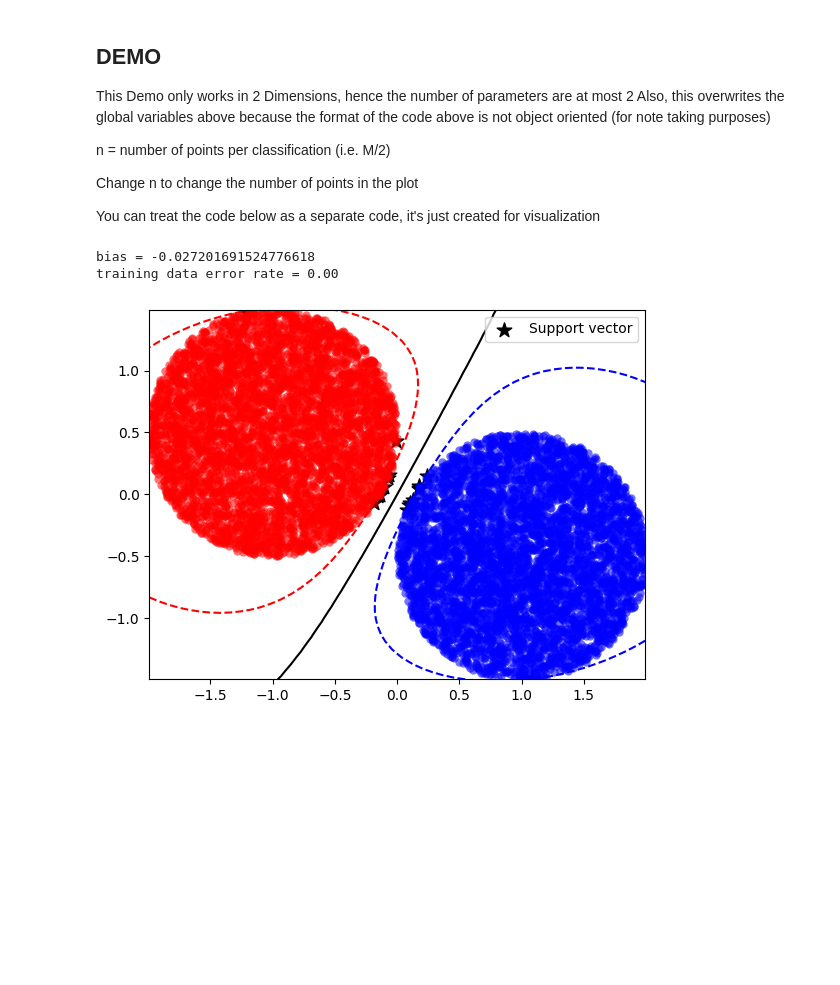
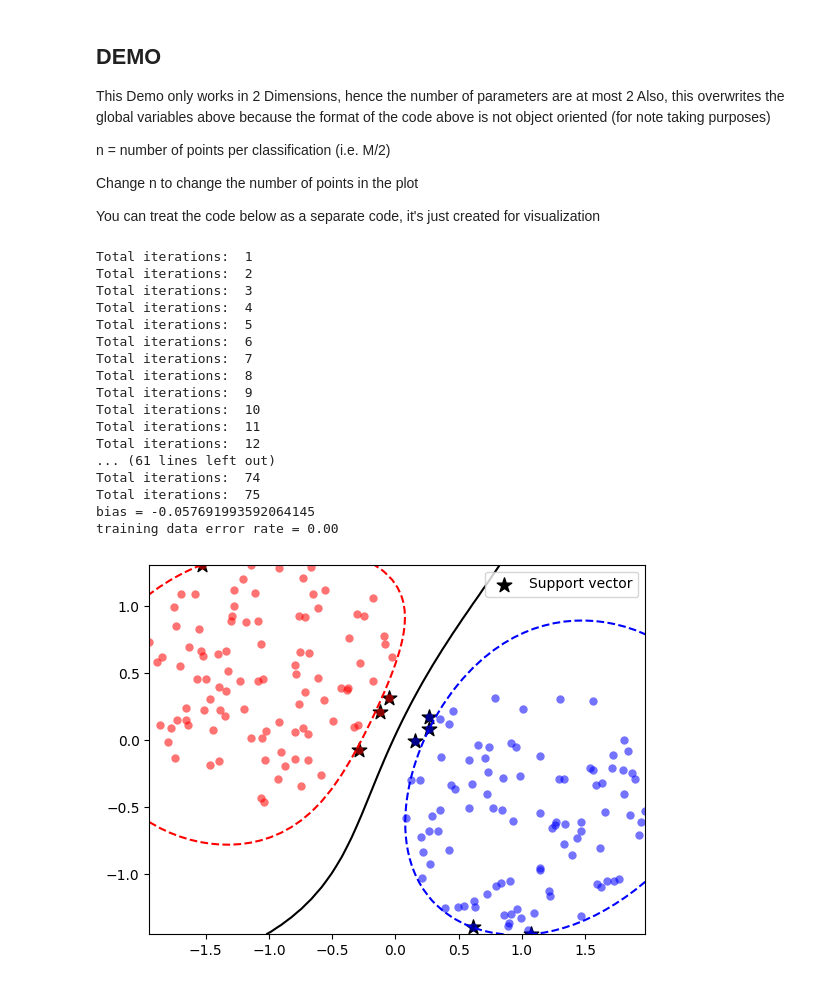
Before and after one commit to LunabaLeeris/SMOCaseStudy, a Jupyter notebook: main.ipynb, the cells around one changed output. Cells and saved outputs as stored; diff of their text form; code cells hidden in the pictures; blank space fills up the shorter version.

```diff
--- a/main.ipynb
+++ b/main.ipynb
@@ -45,6 +45,7 @@ tol: np.float64 = 0.0001
 prog_margin: np.float64 = 0.00001
 clip_padding: np.float64 = 0.000000001
 max_ch: int = 600
+kernel_g_cache: np.float64 = None
 # %% [markdown]
 ### Kernel Function
 Function responsible for the kernel trick
@@ -157,9 +156,9 @@ def take_step(i1: int, i2: int, alphs: np.float64, non_bound_alphs: np.int64, er
         #print("L and H equal")
         return 0
 
-    K11: np.float64 = kernel_g_cache[conv_1d(cache_len, i1, i1)]
-    K22: np.float64 = kernel_g_cache[conv_1d(cache_len, i2, i2)]
-    K12: np.float64 = kernel_g_cache[conv_1d(cache_len, i1, i2)]
+    K11: np.float64 = kernel_g_cache[conv_1d(i1, i1)]
+    K22: np.float64 = kernel_g_cache[conv_1d(i2, i2)]
+    K12: np.float64 = kernel_g_cache[conv_1d(i1, i2)]
     eta: np.float64 = K11 + K22 - 2*K12
 
     if (eta > 0):
@@ -211,8 +210,8 @@ def take_step(i1: int, i2: int, alphs: np.float64, non_bound_alphs: np.int64, er
         if (i == i1 or i == i2):
             continue
 
-        K1k: np.float64 = kernel_g_cache[conv_1d(cache_len, i, i1)]
-        K2k: np.float64 = kernel_g_cache[conv_1d(cache_len, i, i2)]
+        K1k: np.float64 = kernel_g_cache[conv_1d(i, i1)]
+        K2k: np.float64 = kernel_g_cache[conv_1d(i, i2)]
 
         err_cache[i] += y1*K1k*(alph1_new - alph1) + y2*K2k*(alph2_new - alph2) + B[0] - b
 
@@ -316,23 +315,3 @@ def smo_train() -> dict:
 # %% [markdown]
 ### Test
 You can test the result here
-# %%
-import matplotlib.pyplot as plt
-
-'''
-x = [(0.1+ (i * 0.1)) for i in range(1, 10)]
-y = []
-
-for i in range(len(x)):
-    c = x[i]
-    res = smo_train()
-    y.append(accuracy(res["alphs"], res["b"]))
-
-plt.xlabel("c")
-plt.ylabel("average distance")
-plt.scatter(x, y)
-'''
-'''
-res = smo_train()
-print(accuracy(res['alphs'], res['b']))
-'''
@@ -353,7 +340,7 @@ import numpy as np
 import matplotlib.pyplot as plt
 from sklearn.preprocessing import StandardScaler
 
-n = 5000
+n = 100
 M = n*2     # Overwrites the above M to make this wor
 D = 2       # Ensures dimensions are 2
 
@@ -380,7 +367,7 @@ train_x = scaler.fit_transform(X)
 # Main function
 point = train_x
 target = Y
-kernel_g_cache, cache_len = initialize_kernels(M) # Reinitializes the kernels above
+kernel_g_cache = initialize_kernels(M) # Reinitializes the kernels above
 model = smo_train()
 
 # Prediction in vector
@@ -409,32 +396,47 @@ print('training data error rate = {:.2f}'.format(error_rate))
 plt.plot(C0[0], C0[1], 'o', markerfacecolor='r', markeredgecolor='None', alpha=0.55)
 plt.plot(C1[0], C1[1], 'o', markerfacecolor='b', markeredgecolor='None', alpha=0.55)
 
 resolution = 50
 dx = np.linspace(X[:, 0].min(), X[:, 0].max(), resolution)
 dy = np.linspace(X[:, 1].min(), X[:, 1].max(), resolution)
 dx, dy = np.meshgrid(dx, dy)
 plot_x = np.c_[dx.flatten(), dy.flatten()]
 
 transformed_plot_x = scaler.transform(plot_x)
 dz = predict(model['alphs'], model['b'], transformed_plot_x, True)
 dz = dz.reshape(dx.shape)
 
 plt.contour(dx, dy, dz, alpha=1, colors=('b', 'k', 'r'), \
             levels=(-1, 0, 1), linestyles = ('--', '-', '--'))
 
 label_cnt = 0
 for i in sv_idx:
     if label_cnt == 0:
         plt.scatter(X[i, 0], X[i, 1], marker='*', color='k', \
                     s=120, label='Support vector')
         label_cnt += 1
         continue
 
     plt.scatter(X[i, 0], X[i, 1], marker='*', color='k', s=120)
 
 plt.legend()
 plt.show()
 # %% [output]
-bias = -0.027201691524776618
+Total iterations:  1
+Total iterations:  2
+Total iterations:  3
+Total iterations:  4
+Total iterations:  5
+Total iterations:  6
+Total iterations:  7
+Total iterations:  8
+Total iterations:  9
+Total iterations:  10
+Total iterations:  11
+Total iterations:  12
+... (61 lines left out)
+Total iterations:  74
+Total iterations:  75
+bias = -0.057691993592064145
 training data error rate = 0.00
-[figure, old version]
+[figure, new version]
```
Also changed, not shown: parts of 3 cells of this notebook.
